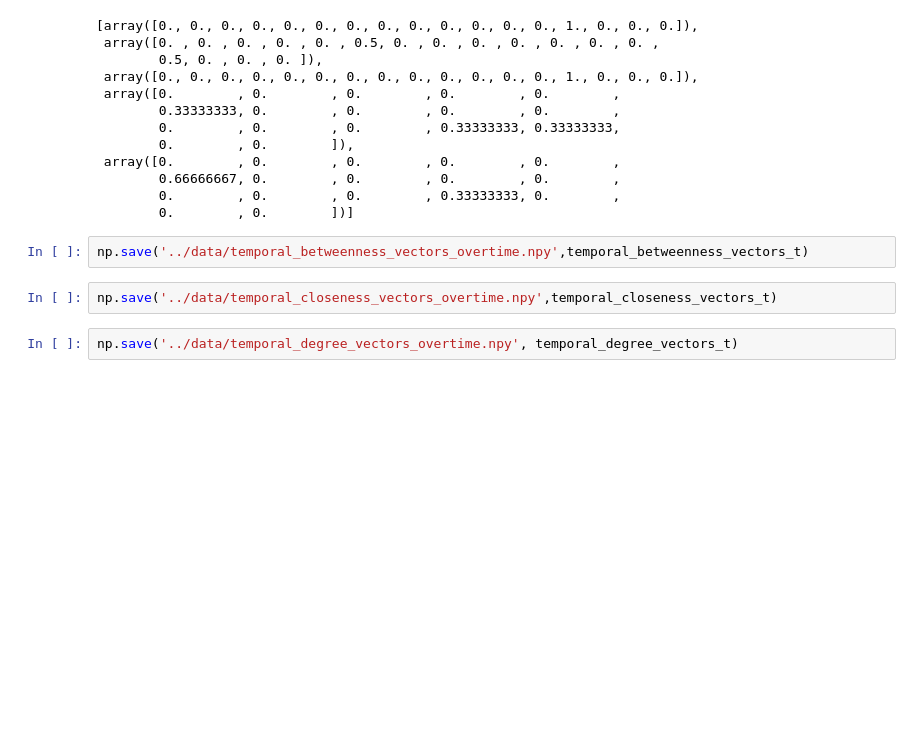
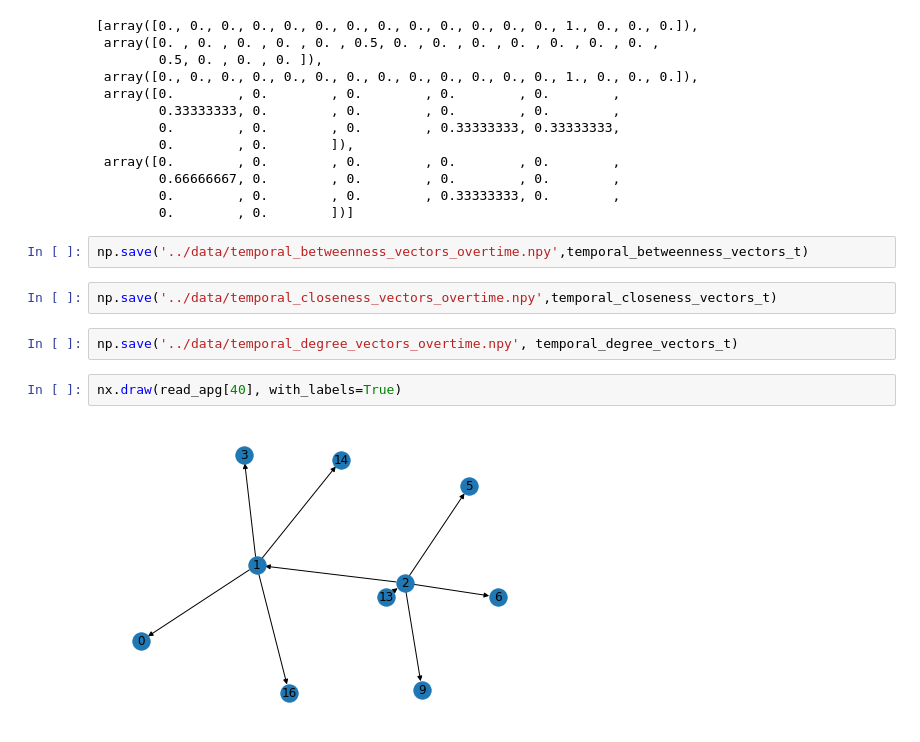
Before and after one commit to hpi-sam/Spatio-Temporal-Graphs, a Jupyter notebook: src/anomalies_v2.ipynb, the cells around one changed output. Cells and saved outputs as stored; diff of their text form; blank space fills up the shorter version.

```diff
--- a/src/anomalies_v2.ipynb
+++ b/src/anomalies_v2.ipynb
@@ -260,3 +258,7 @@ np.save('../data/temporal_betweenness_vectors_overtime.npy',temporal_betweenness
 np.save('../data/temporal_closeness_vectors_overtime.npy',temporal_closeness_vectors_t)
 # %%
 np.save('../data/temporal_degree_vectors_overtime.npy', temporal_degree_vectors_t)
+# %%
+nx.draw(read_apg[40], with_labels=True)
+# %% [output]
+[figure, added]
```
Also changed, not shown: parts of 4 cells of this notebook, 1 other file.
